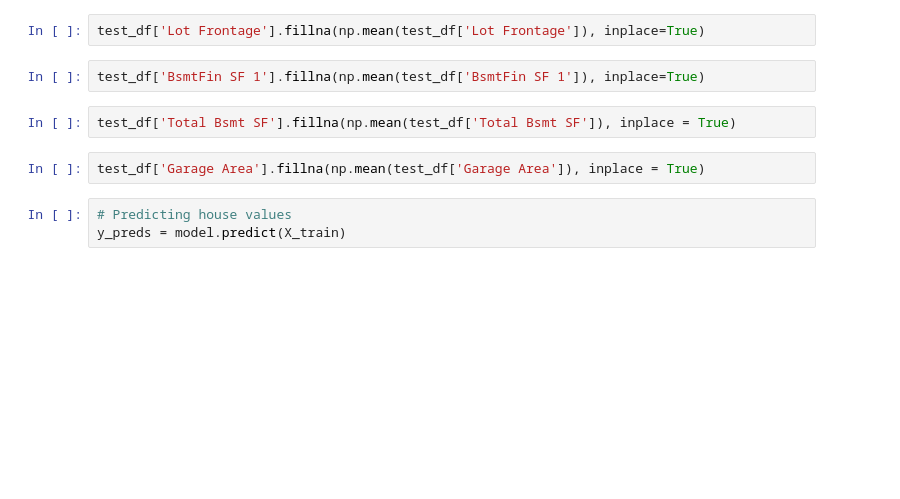
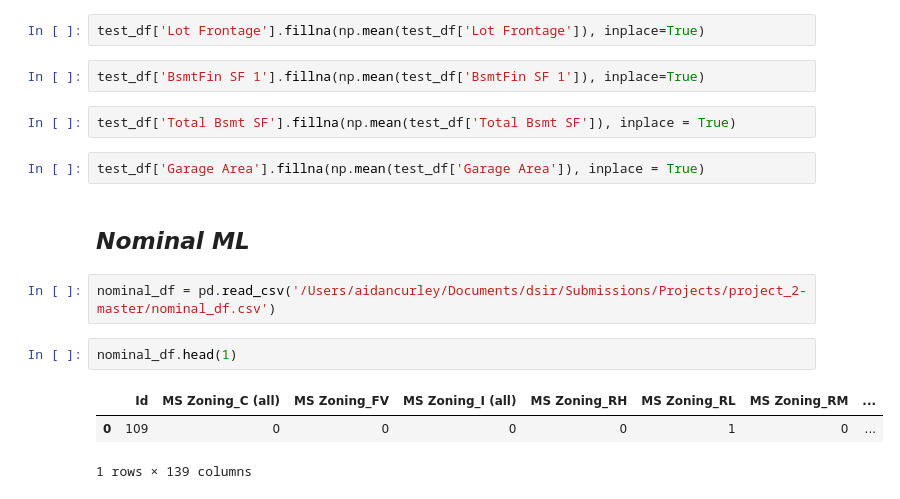
Before and after one commit to amcurley/GA_projects, a Jupyter notebook: Projects/project_2-master/ML_models.ipynb, the cells around one changed output. Drawn from its saved outputs; the diff is of its cells as text; blank space fills up the shorter version.

```diff
--- a/Projects/project_2-master/ML_models.ipynb
+++ b/Projects/project_2-master/ML_models.ipynb
@@ -84,6 +99,13 @@ test_df['BsmtFin SF 1'].fillna(np.mean(test_df['BsmtFin SF 1']), inplace=True)
 test_df['Total Bsmt SF'].fillna(np.mean(test_df['Total Bsmt SF']), inplace = True)
 # %%
 test_df['Garage Area'].fillna(np.mean(test_df['Garage Area']), inplace = True)
-# %%
-# Predicting house values
-y_preds = model.predict(X_train)
+# %% [markdown]
+## *Nominal ML*
+# %%
+nominal_df = pd.read_csv('/Users/aidancurley/Documents/dsir/Submissions/Projects/project_2-master/nominal_df.csv')
+# %%
+nominal_df.head(1)
+# %% [output]
+|  | Id | MS Zoning_C (all) | MS Zoning_FV | MS Zoning_I (all) | MS Zoning_RH | MS Zoning_RL | MS Zoning_RM | ... |
+| 0 | 109 | 0 | 0 | 0 | 0 | 1 | 0 | ... |
+1 rows × 139 columns
```
Also changed, not shown: parts of 36 cells of this notebook, 3 other files.
